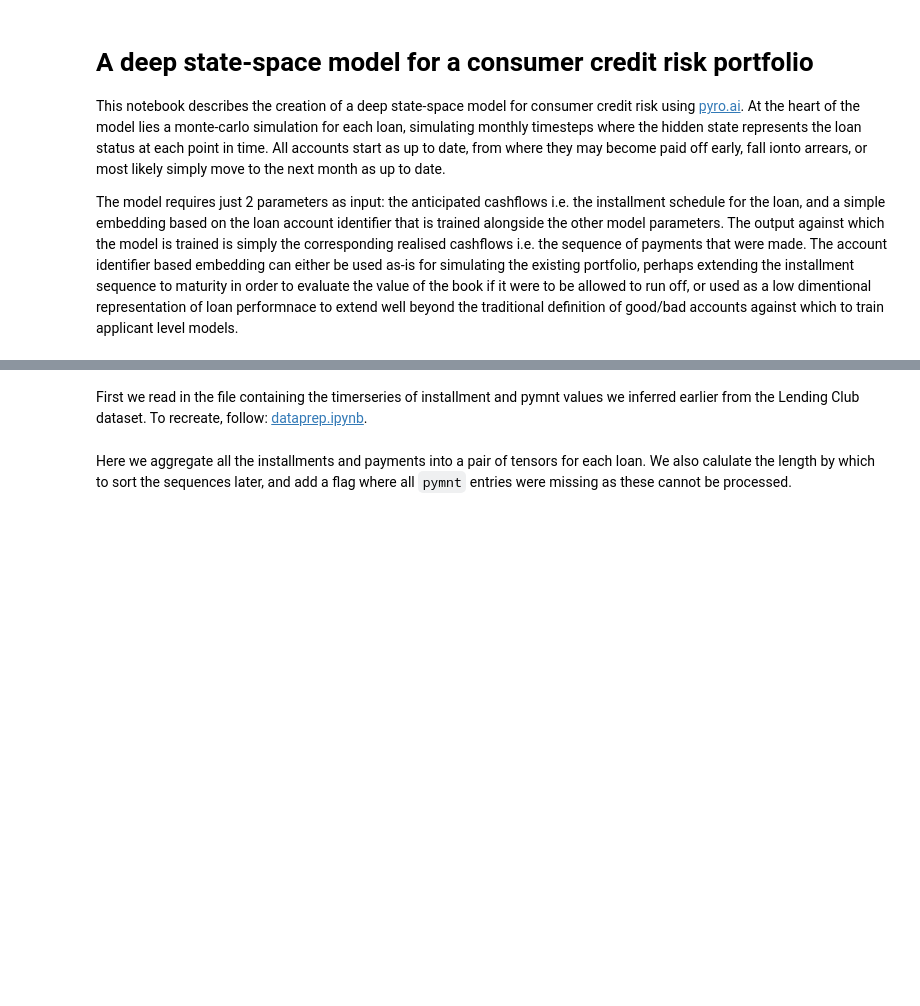
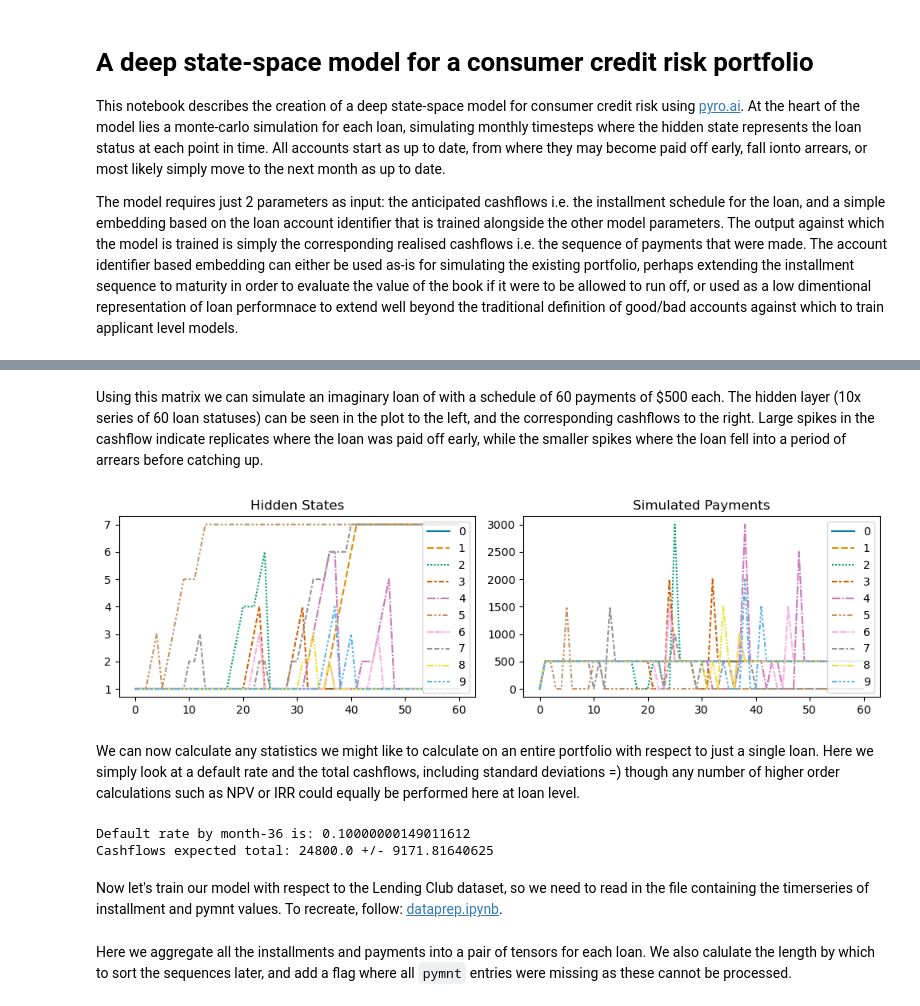
Before and after one commit to warner121/monteloanco, a Jupyter notebook: model.ipynb, the cells around one changed output, grey strips where cells are left out. Cells and saved outputs as stored; diff of their text form; code cells hidden in the pictures; blank space fills up the shorter version.

Commit message:
move model to separate file and make notebook easier to read

```diff
--- a/model.ipynb
+++ b/model.ipynb
@@ -19,0 +28,5 @@ import matplotlib.pylab as plt
+# %%
+loan_identifier = torch.tensor([0])
+model_demo = Model(1, 4, device='cpu')
+loan_embedding = model_demo.embeddings(loan_identifier)
+print(loan_embedding)
@@ -20,5 +66,32 @@ import matplotlib.pylab as plt
+# %% [markdown]
+Using this matrix we can simulate an imaginary loan of with a schedule of 60 payments of $500 each. The hidden layer (10x series of 60 loan statuses) can be seen in the plot to the left, and the corresponding cashflows to the right. Large spikes in the cashflow indicate replicates where the loan was paid off early, while the smaller spikes where the loan fell into a period of arrears before catching up.
+# %%
+hidden_states, sim_pymnts = model_demo.forward(
+    idx=torch.tensor([0]).repeat(10),
+    installments=torch.ones(60).repeat(10, 1)*500,
+    scaling_factor=scaling_factor,
+    demo=True)
+
+fig, ax = plt.subplots(1, 2, figsize=(10, 3))
+sns.lineplot(hidden_states.detach().numpy(), ax=ax[0], palette='colorblind')
+sns.lineplot(sim_pymnts.detach().numpy(), ax=ax[1], palette='colorblind')
+ax[0].set_title(f"Hidden States")
+ax[1].set_title(f"Simulated Payments")
+plt.tight_layout()
+plt.show()
+# %% [output]
+[figure, added]
+# %% [markdown]
+We can now calculate any statistics we might like to calculate on an entire portfolio with respect to just a single loan. Here we simply look at a default rate and the total cashflows, including standard deviations =) though any number of higher order calculations such as NPV or IRR could equally be performed here at loan level.
+# %%
+n = 36
+print(f'Default rate by month-{n} is: {torch.mean(hidden_states[n-1]==7, dtype=torch.float).item()}')
+print(f'Cashflows expected total: {torch.sum(sim_pymnts, dim=0).mean().item()} +/- {torch.sum(sim_pymnts, dim=0).std().item()}')
+# %% [output]
+Default rate by month-36 is: 0.10000000149011612
+Cashflows expected total: 24800.0 +/- 9171.81640625
 # %% [markdown]
-First we read in the file containing the timerseries of installment and pymnt values we inferred earlier from the Lending Club dataset. To recreate, follow: [dataprep.ipynb](https://github.com/warner121/monteloanco/blob/main/dataprep.ipynb).
+Now let's train our model with respect to the Lending Club dataset, so we need  to read in the file containing the timerseries of installment and pymnt values. To recreate, follow: [dataprep.ipynb](https://github.com/warner121/monteloanco/blob/main/dataprep.ipynb).
 # %%
 df_parquet = pd.read_parquet('accepted_2007_to_2018Q4.parquet.gz')
 # %%
```
Also changed, not shown: parts of 28 cells of this notebook, 2 other files.
